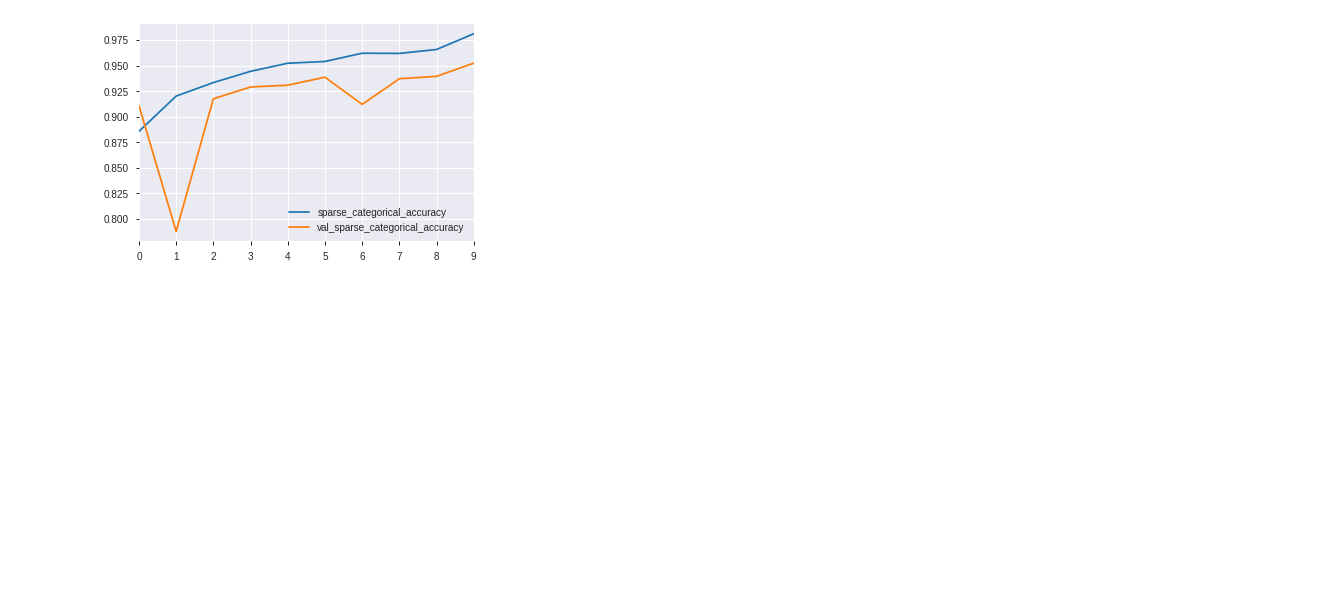
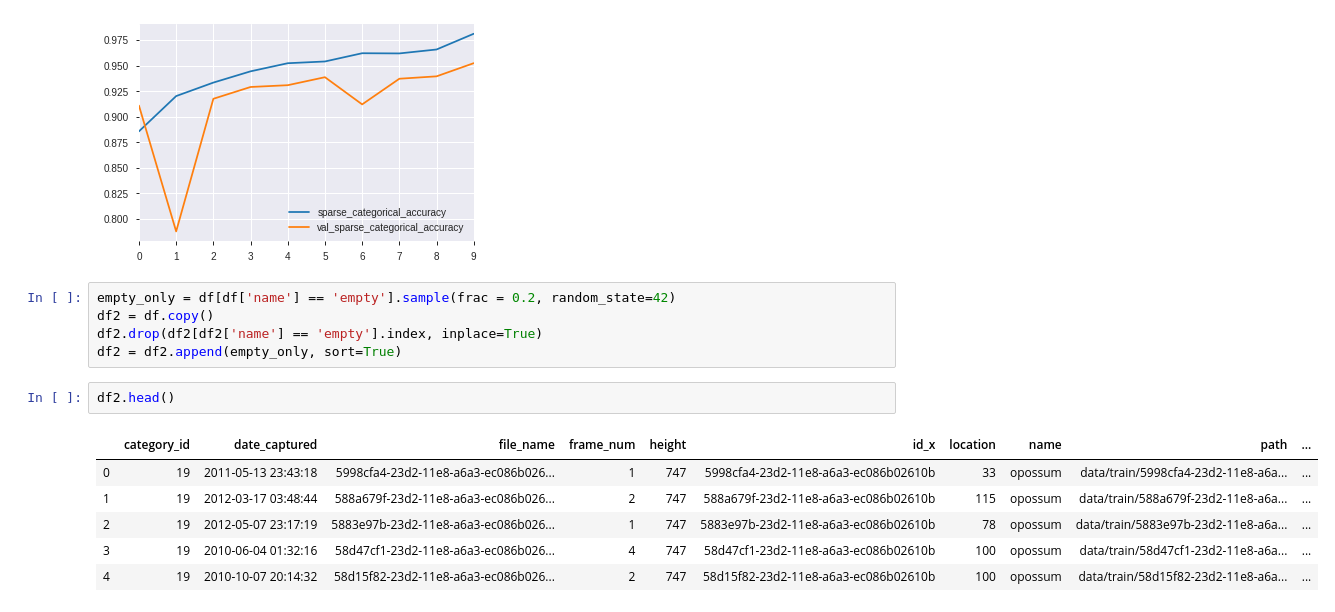
Before and after one commit to mjurkus/ai_bootcamp_9_iWildCam, a Jupyter notebook: iWildCamp.ipynb, the cells around one changed output. Saved outputs shown, nothing was run; the diff lists cells and outputs as text; blank space fills up the shorter version.

```diff
--- a/iWildCamp.ipynb
+++ b/iWildCamp.ipynb
@@ -350,3 +348,17 @@ learner_weighted.show_history('acc')
 # %% [output]
 [figure]
 [figure]
+# %%
+empty_only = df[df['name'] == 'empty'].sample(frac = 0.2, random_state=42)
+df2 = df.copy()
+df2.drop(df2[df2['name'] == 'empty'].index, inplace=True)
+df2 = df2.append(empty_only, sort=True)
+# %%
+df2.head()
+# %% [output]
+|  | category_id | date_captured | file_name | frame_num | height | id_x | location | name | path | ... |
+| 0 | 19 | 2011-05-13 23:43:18 | 5998cfa4-23d2-11e8-a6a3-ec086b026... | 1 | 747 | 5998cfa4-23d2-11e8-a6a3-ec086b02610b | 33 | opossum | data/train/5998cfa4-23d2-11e8-a6a... | ... |
+| 1 | 19 | 2012-03-17 03:48:44 | 588a679f-23d2-11e8-a6a3-ec086b026... | 2 | 747 | 588a679f-23d2-11e8-a6a3-ec086b02610b | 115 | opossum | data/train/588a679f-23d2-11e8-a6a... | ... |
+| 2 | 19 | 2012-05-07 23:17:19 | 5883e97b-23d2-11e8-a6a3-ec086b026... | 1 | 747 | 5883e97b-23d2-11e8-a6a3-ec086b02610b | 78 | opossum | data/train/5883e97b-23d2-11e8-a6a... | ... |
+| 3 | 19 | 2010-06-04 01:32:16 | 58d47cf1-23d2-11e8-a6a3-ec086b026... | 4 | 747 | 58d47cf1-23d2-11e8-a6a3-ec086b02610b | 100 | opossum | data/train/58d47cf1-23d2-11e8-a6a... | ... |
+| 4 | 19 | 2010-10-07 20:14:32 | 58d15f82-23d2-11e8-a6a3-ec086b026... | 2 | 747 | 58d15f82-23d2-11e8-a6a3-ec086b02610b | 100 | opossum | data/train/58d15f82-23d2-11e8-a6a... | ... |
```
Also changed, not shown: parts of 10 cells of this notebook.
